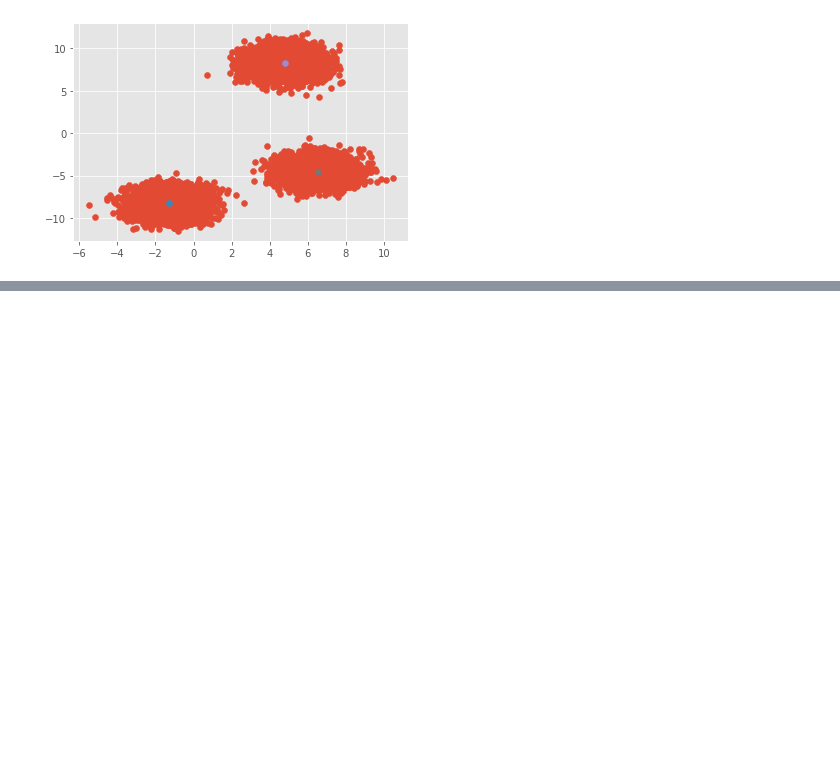
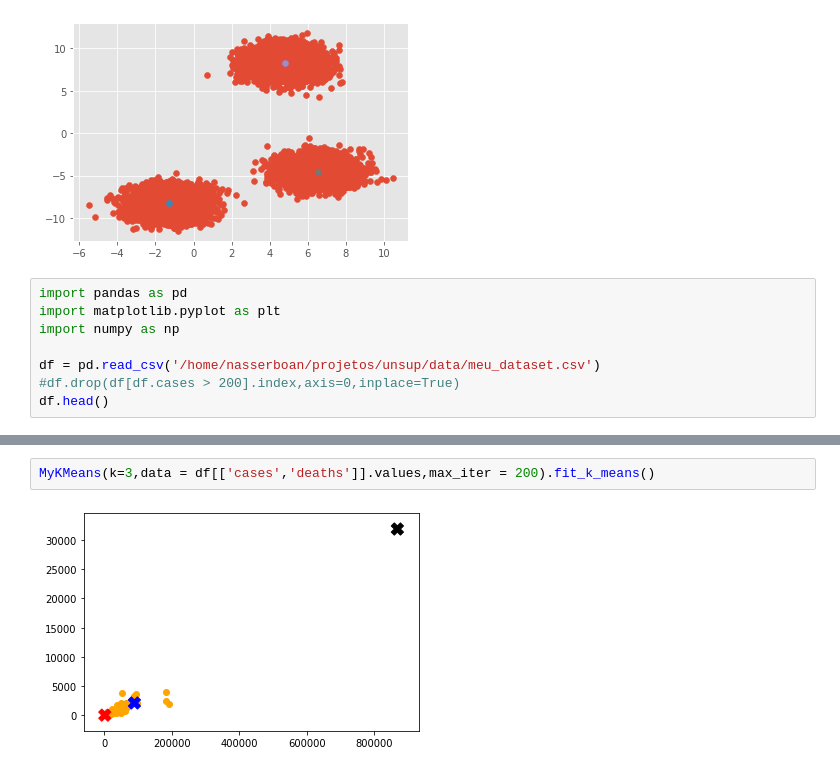
Before and after one commit to nasserboan/manual-kmeans, a Jupyter notebook: manual-kmeans.ipynb, the cells around one changed output, grey strips where cells are left out. Cells and saved outputs as stored; diff of their text form; blank space fills up the shorter version.

```diff
--- a/manual-kmeans.ipynb
+++ b/manual-kmeans.ipynb
@@ -73,3 +73,11 @@ for i in range(max_iter):
 33.503794471193075
 Optmized
 [figure]
+# %%
+import pandas as pd
+import matplotlib.pyplot as plt
+import numpy as np
+
+df = pd.read_csv('/home/nasserboan/projetos/unsup/data/meu_dataset.csv')
+#df.drop(df[df.cases > 200].index,axis=0,inplace=True)
+df.head()
@@ -75,0 +167,4 @@ Optmized
+# %%
+MyKMeans(k=3,data = df[['cases','deaths']].values,max_iter = 200).fit_k_means()
+# %% [output]
+[figure, added]
```
Also changed, not shown: parts of 15 cells of this notebook, 1 other file.
